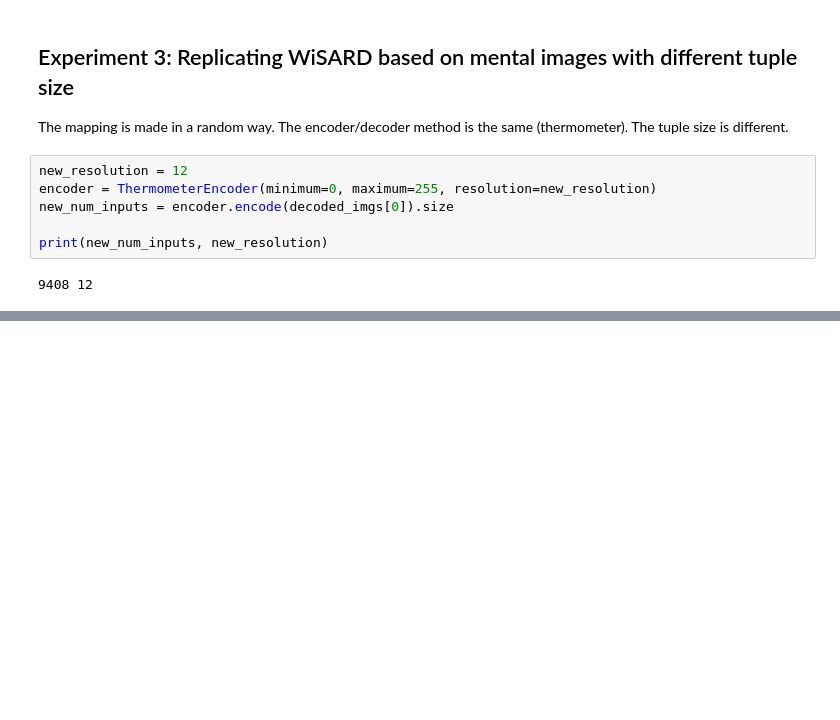
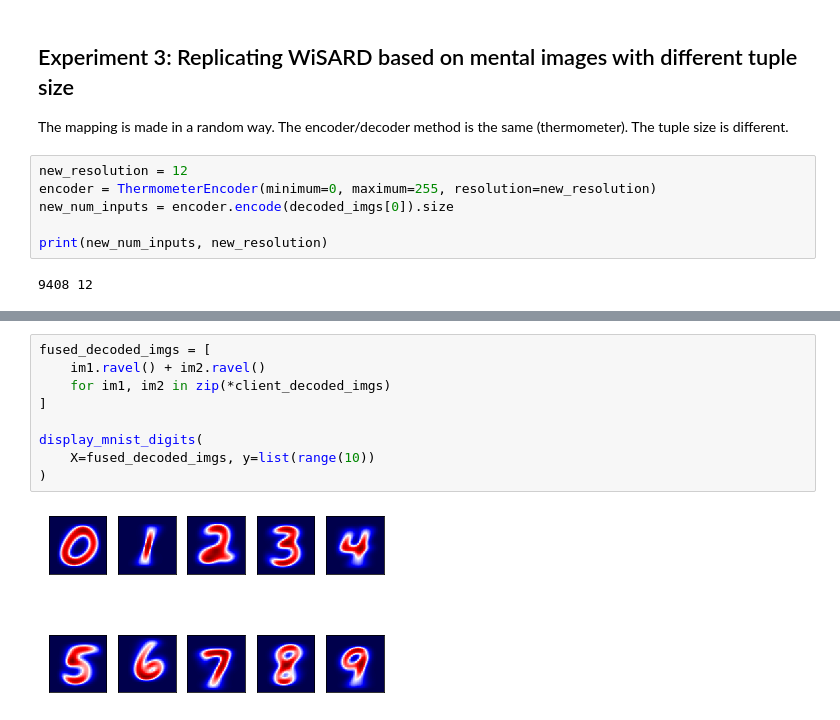
Before and after one commit to otavioon/wisard, a Jupyter notebook: wisard_mental_images.ipynb, the cells around one changed output, grey strips where cells are left out. Saved outputs shown, nothing was run; the diff lists cells and outputs as text; blank space fills up the shorter version.

```diff
--- a/wisard_mental_images.ipynb
+++ b/wisard_mental_images.ipynb
@@ -352,0 +433,11 @@ clients
+# %%
+fused_decoded_imgs = [
+    im1.ravel() + im2.ravel()
+    for im1, im2 in zip(*client_decoded_imgs)
+]
+
+display_mnist_digits(
+    X=fused_decoded_imgs, y=list(range(10))
+)
+# %% [output]
+[figure, added]
```
Also changed, not shown: parts of 23 cells of this notebook.
